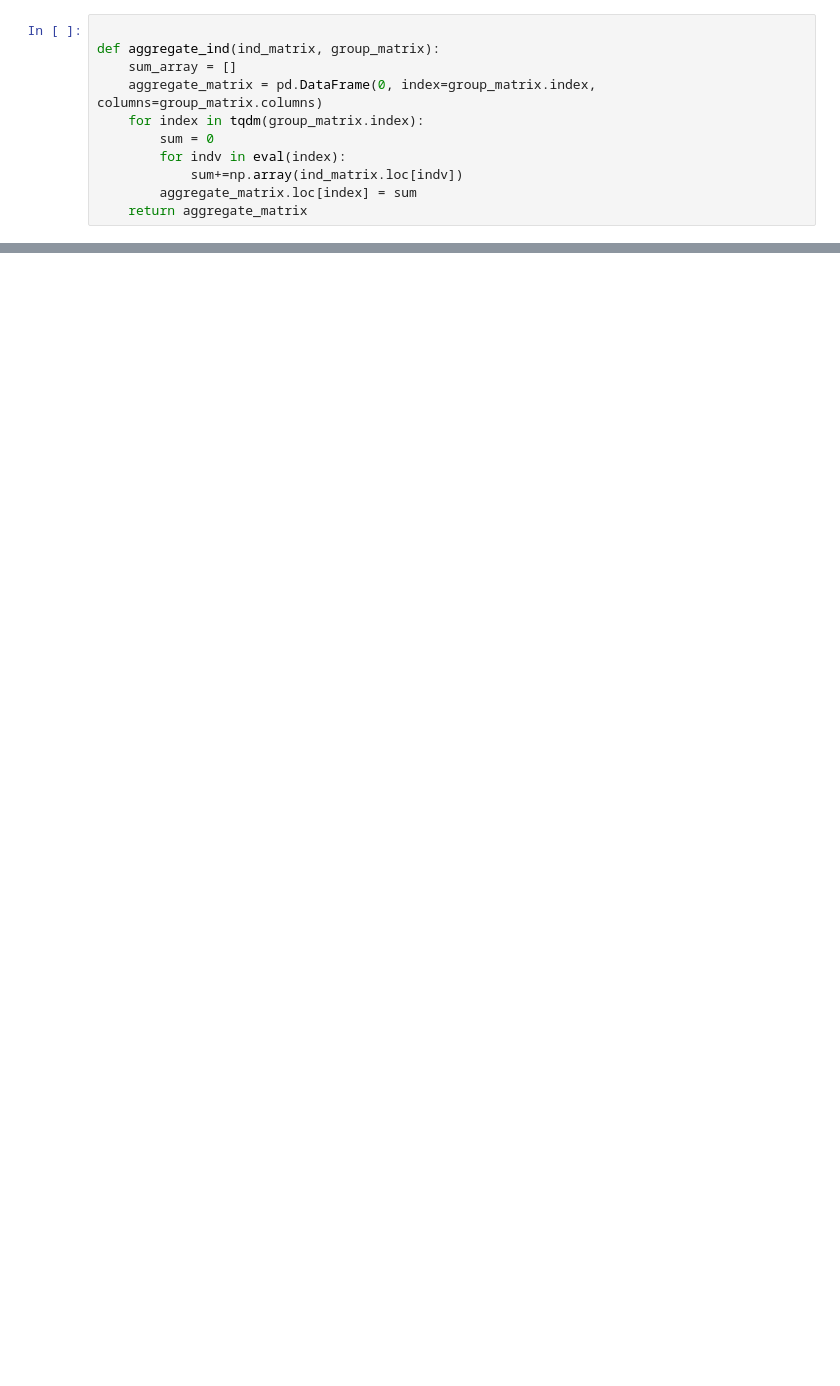
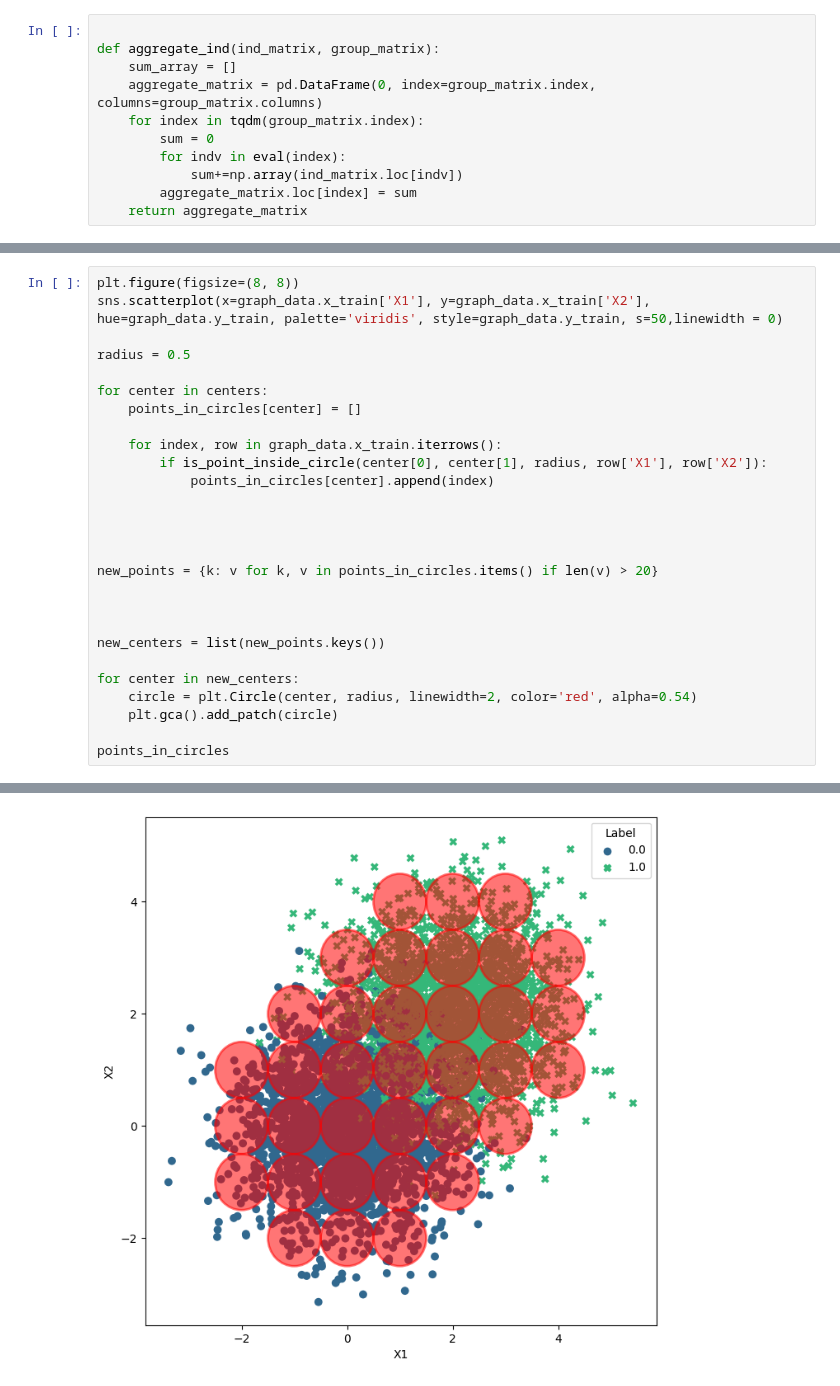
Before and after one commit to MurphLaws/Exp, a Jupyter notebook: scatter_ECDF.ipynb, the cells around one changed output, grey strips where cells are left out. Drawn from its saved outputs; the diff is of its cells as text; blank space fills up the shorter version.

```diff
--- a/scatter_ECDF.ipynb
+++ b/scatter_ECDF.ipynb
@@ -658,0 +680,28 @@ Statistically significant in rows count: 1.0
+# %%
+plt.figure(figsize=(8, 8))
+sns.scatterplot(x=graph_data.x_train['X1'], y=graph_data.x_train['X2'], hue=graph_data.y_train, palette='viridis', style=graph_data.y_train, s=50,linewidth = 0)
+
+radius = 0.5
+
+for center in centers:
+    points_in_circles[center] = []
+
+    for index, row in graph_data.x_train.iterrows():
+        if is_point_inside_circle(center[0], center[1], radius, row['X1'], row['X2']):
+            points_in_circles[center].append(index)
+
+
+
+
+new_points = {k: v for k, v in points_in_circles.items() if len(v) > 20}
+
+
+
+new_centers = list(new_points.keys())
+
+for center in new_centers:
+    circle = plt.Circle(center, radius, linewidth=2, color='red', alpha=0.54)
+    plt.gca().add_patch(circle)
+
+points_in_circles
+# %% [output]
@@ -658,0 +725 @@ Statistically significant in rows count: 1.0
+[figure, added]
```
Also changed, not shown: parts of 9 cells of this notebook.
